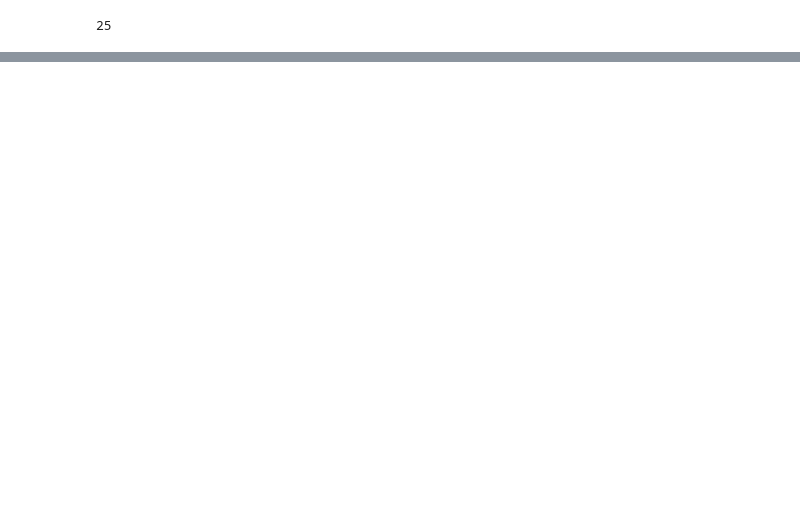
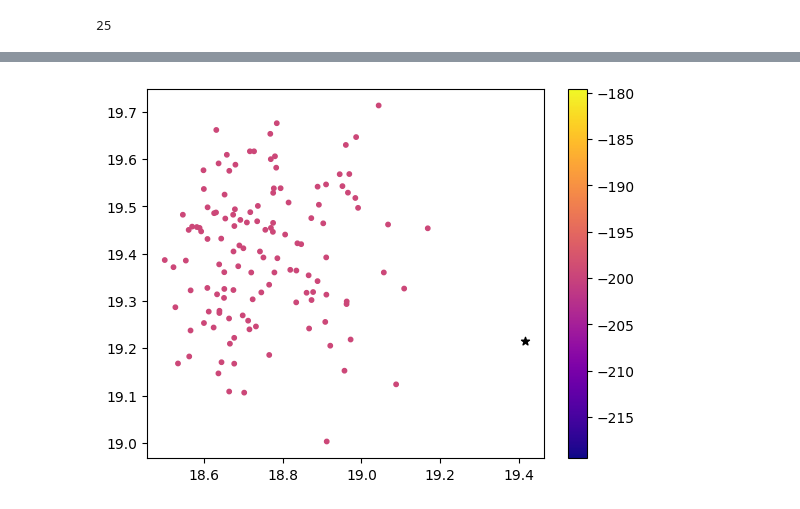
Before and after one commit to jnzhao3/horizon-reduction, a Jupyter notebook: plot_sampled_subgoals.ipynb, the cells around one changed output, grey strips where cells are left out. Drawn from its saved outputs; the diff is of its cells as text; code cells hidden in the pictures; blank space fills up the shorter version.

```diff
--- a/plot_sampled_subgoals.ipynb
+++ b/plot_sampled_subgoals.ipynb
@@ -455,0 +505,16 @@ Low actor goals shape: (16358, 2)
+# %%
+import jax.numpy as jnp
+
+def dd(agent, observations, goals):
+    states = observations
+    states = jnp.asarray(states)[:, :2]
+    v = agent.network.select('value')(states, goals=goals)
+    discount = agent.config['discount']
+
+    if agent.config['critic_loss_type'] == 'bce':
+        v = jax.nn.sigmoid(v)
+
+    gamma_to_d = jnp.clip(1.0 + (1.0 - discount) * v, 1e-6, 1.0)
+
+    # return jnp.log(gamma_to_d) / jnp.log(discount)
+    return gamma_to_d / jnp.log(discount)
@@ -455,0 +592,9 @@ Low actor goals shape: (16358, 2)
+# %%
+vs = dd(agent, observations[:, :2], goals=subgoals)
+
+sc = plt.scatter(subgoals[:, 0], subgoals[:, 1], s=10, c=vs, cmap='plasma')
+plt.scatter(observation[0], observation[1], marker='*', c='black')
+plt.colorbar(sc)
+plt.show()
+# %% [output]
+[figure, added]
```
Also changed, not shown: parts of 31 cells of this notebook, 1 other file.
